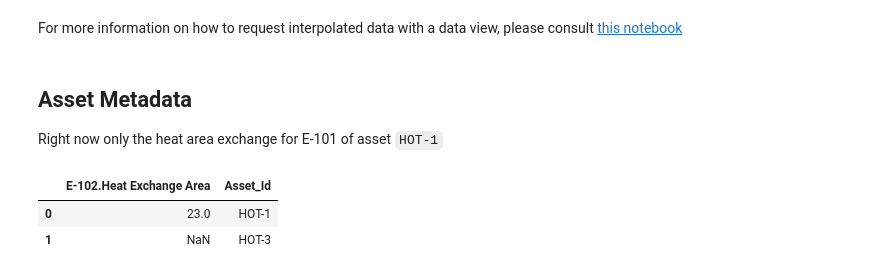
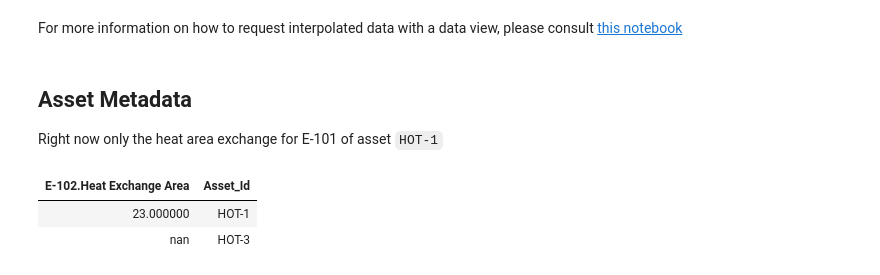
Before and after one commit to academic-hub/datasets, a Jupyter notebook: Pilot_Plant_Dataset_Doc.ipynb, the cells around one changed output. Drawn from its saved outputs; the diff is of its cells as text; code cells hidden in the pictures.

Commit message:
standardize asset metadata display

```diff
--- a/Pilot_Plant_Dataset_Doc.ipynb
+++ b/Pilot_Plant_Dataset_Doc.ipynb
@@ -356,9 +356,9 @@ For more information on how to request interpolated data with a data view, pleas
 ## Asset Metadata
 
 Right now only the heat area exchange for E-101 of asset `HOT-1`
-# %%
-hub.all_assets_metadata()
-# %% [output]
-|  | E-102.Heat Exchange Area | Asset_Id |
-| 0 | 23.0 | HOT-1 |
-| 1 | NaN | HOT-3 |
+# %%
+display_df(hub.all_assets_metadata())
+# %% [output]
+| E-102.Heat Exchange Area | Asset_Id |
+| 23.000000 | HOT-1 |
+| nan | HOT-3 |
```
Also changed, not shown: parts of 1 cell of this notebook.
